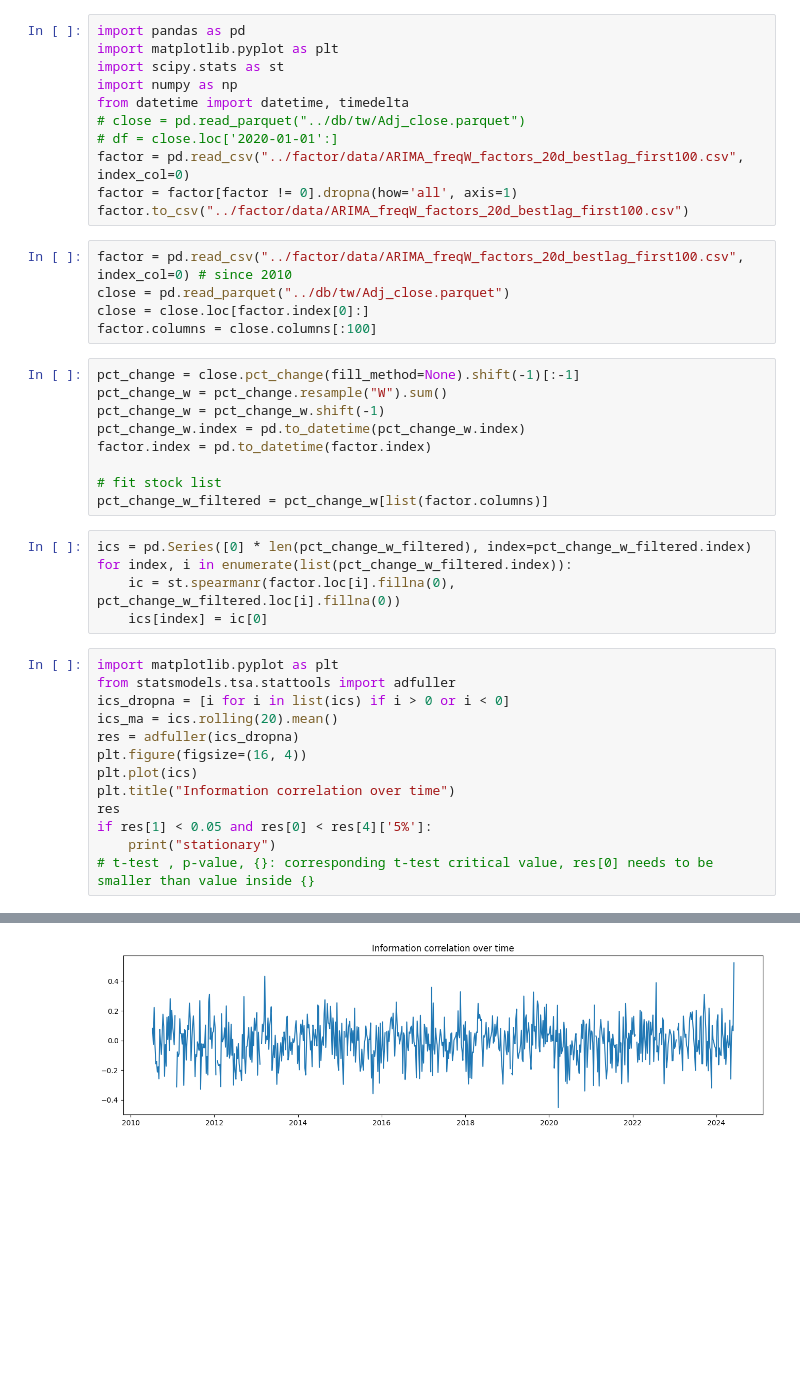
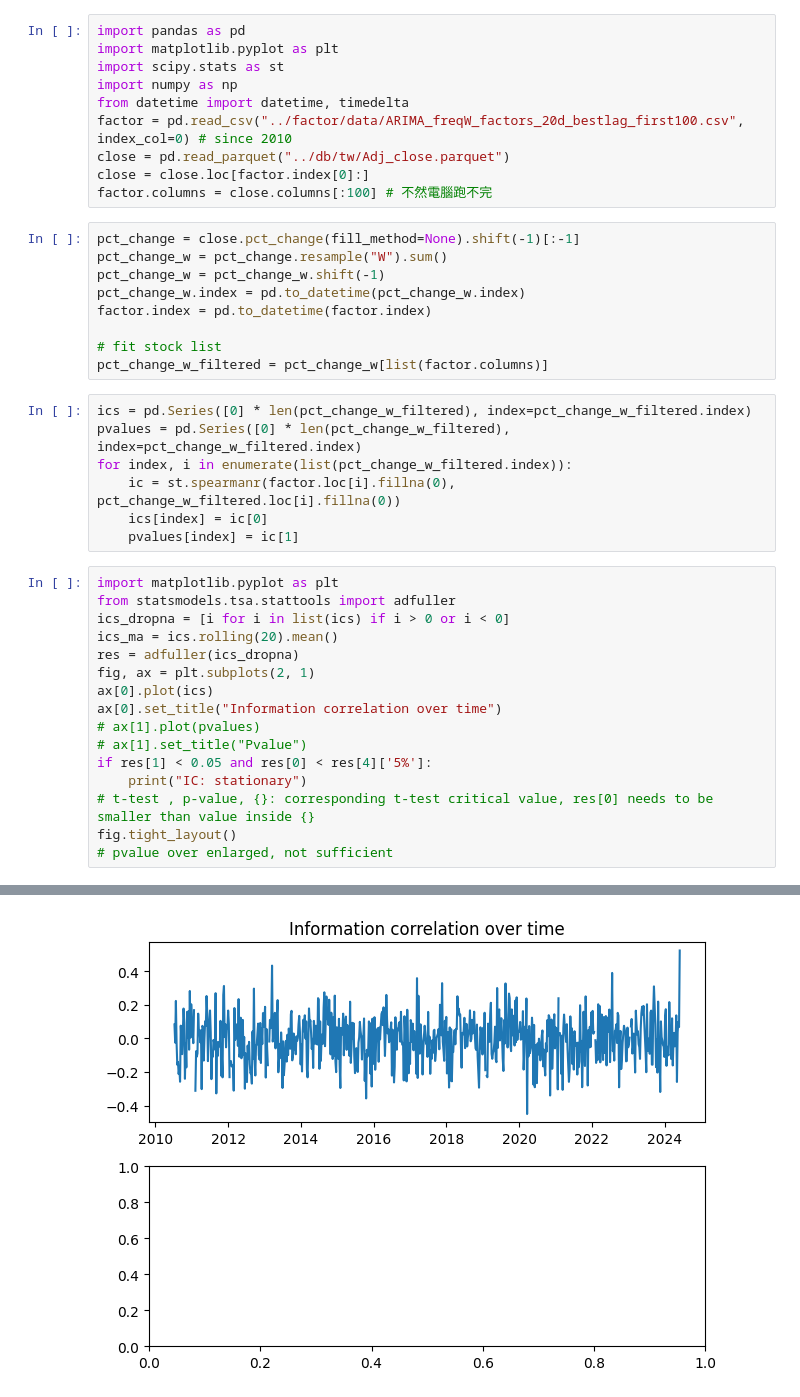
Before and after one commit to tsungyou/TS, a Jupyter notebook: research_IC/IC_corr.ipynb, the cells around one changed output, grey strips where cells are left out. Cells and saved outputs as stored; diff of their text form; blank space fills up the shorter version.

```diff
--- a/research_IC/IC_corr.ipynb
+++ b/research_IC/IC_corr.ipynb
@@ -4,16 +21,10 @@ import matplotlib.pyplot as plt
 import scipy.stats as st
 import numpy as np
 from datetime import datetime, timedelta
-# close = pd.read_parquet("../db/tw/Adj_close.parquet")
-# df = close.loc['2020-01-01':]
-factor = pd.read_csv("../factor/data/ARIMA_freqW_factors_20d_bestlag_first100.csv", index_col=0)
-factor = factor[factor != 0].dropna(how='all', axis=1)
-factor.to_csv("../factor/data/ARIMA_freqW_factors_20d_bestlag_first100.csv")
+factor = pd.read_csv("../factor/data/ARIMA_freqW_factors_20d_bestlag_first100.csv", index_col=0) # since 2010
+close = pd.read_parquet("../db/tw/Adj_close.parquet")
+close = close.loc[factor.index[0]:]
+factor.columns = close.columns[:100] # 不然電腦跑不完
-# %%
-factor = pd.read_csv("../factor/data/ARIMA_freqW_factors_20d_bestlag_first100.csv", index_col=0) # since 2010
-close = pd.read_parquet("../db/tw/Adj_close.parquet")
-close = close.loc[factor.index[0]:]
-factor.columns = close.columns[:100]
 # %%
 pct_change = close.pct_change(fill_method=None).shift(-1)[:-1]
 pct_change_w = pct_change.resample("W").sum()
@@ -25,20 +36,25 @@ factor.index = pd.to_datetime(factor.index)
 pct_change_w_filtered = pct_change_w[list(factor.columns)]
 # %%
 ics = pd.Series([0] * len(pct_change_w_filtered), index=pct_change_w_filtered.index)
+pvalues = pd.Series([0] * len(pct_change_w_filtered), index=pct_change_w_filtered.index)
 for index, i in enumerate(list(pct_change_w_filtered.index)):
     ic = st.spearmanr(factor.loc[i].fillna(0), pct_change_w_filtered.loc[i].fillna(0))
     ics[index] = ic[0]
+    pvalues[index] = ic[1]
 # %%
 import matplotlib.pyplot as plt
 from statsmodels.tsa.stattools import adfuller
 ics_dropna = [i for i in list(ics) if i > 0 or i < 0]
 ics_ma = ics.rolling(20).mean()
 res = adfuller(ics_dropna)
-plt.figure(figsize=(16, 4))
-plt.plot(ics)
-plt.title("Information correlation over time")
-res
+fig, ax = plt.subplots(2, 1)
+ax[0].plot(ics)
+ax[0].set_title("Information correlation over time")
+# ax[1].plot(pvalues)
+# ax[1].set_title("Pvalue")
 if res[1] < 0.05 and res[0] < res[4]['5%']:
-    print("stationary")
+    print("IC: stationary")
 # t-test , p-value, {}: corresponding t-test critical value, res[0] needs to be smaller than value inside {}
+fig.tight_layout()
+# pvalue over enlarged, not sufficient
 # %% [output]
@@ -46 +62 @@ stationary
-[figure, old version]
+[figure, new version]
```
Also changed, not shown: parts of 6 cells of this notebook.
